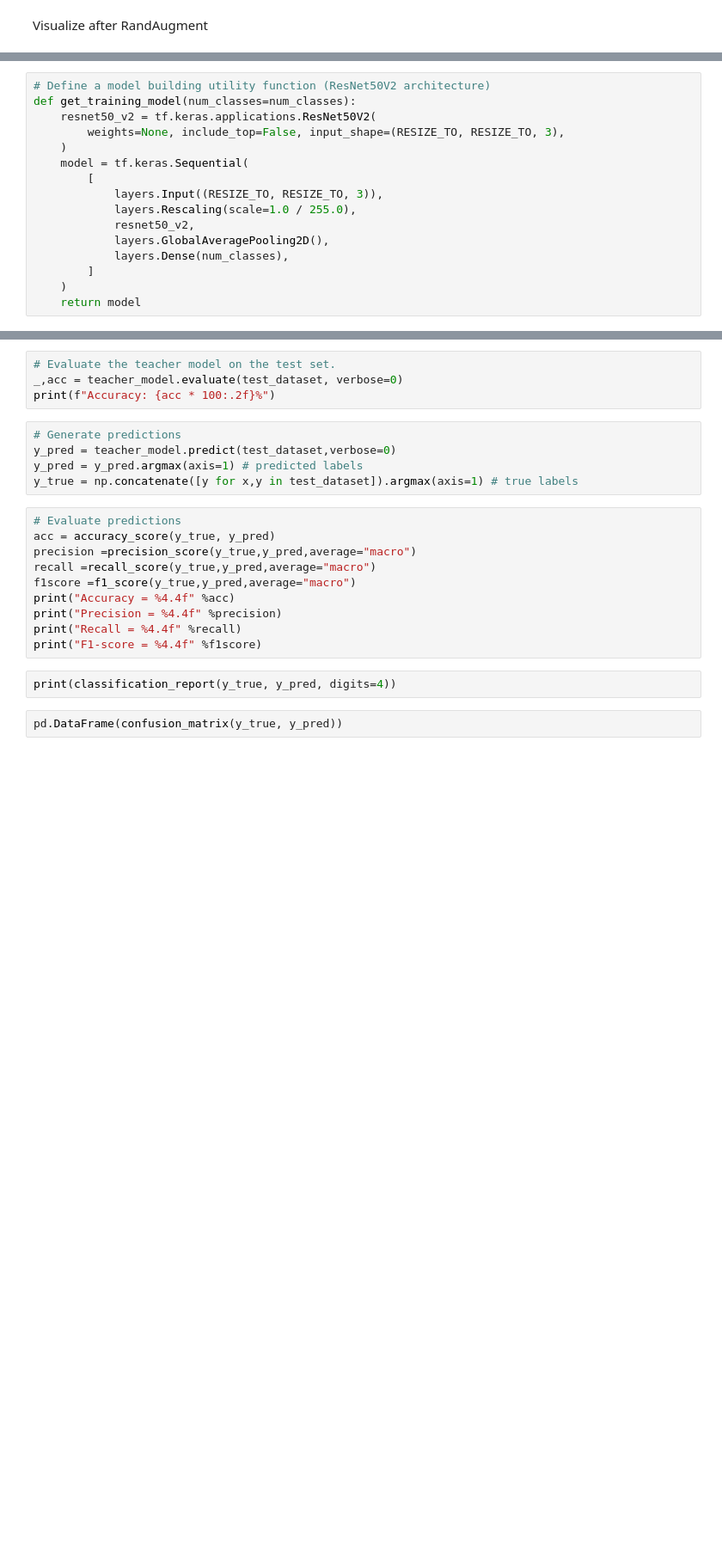
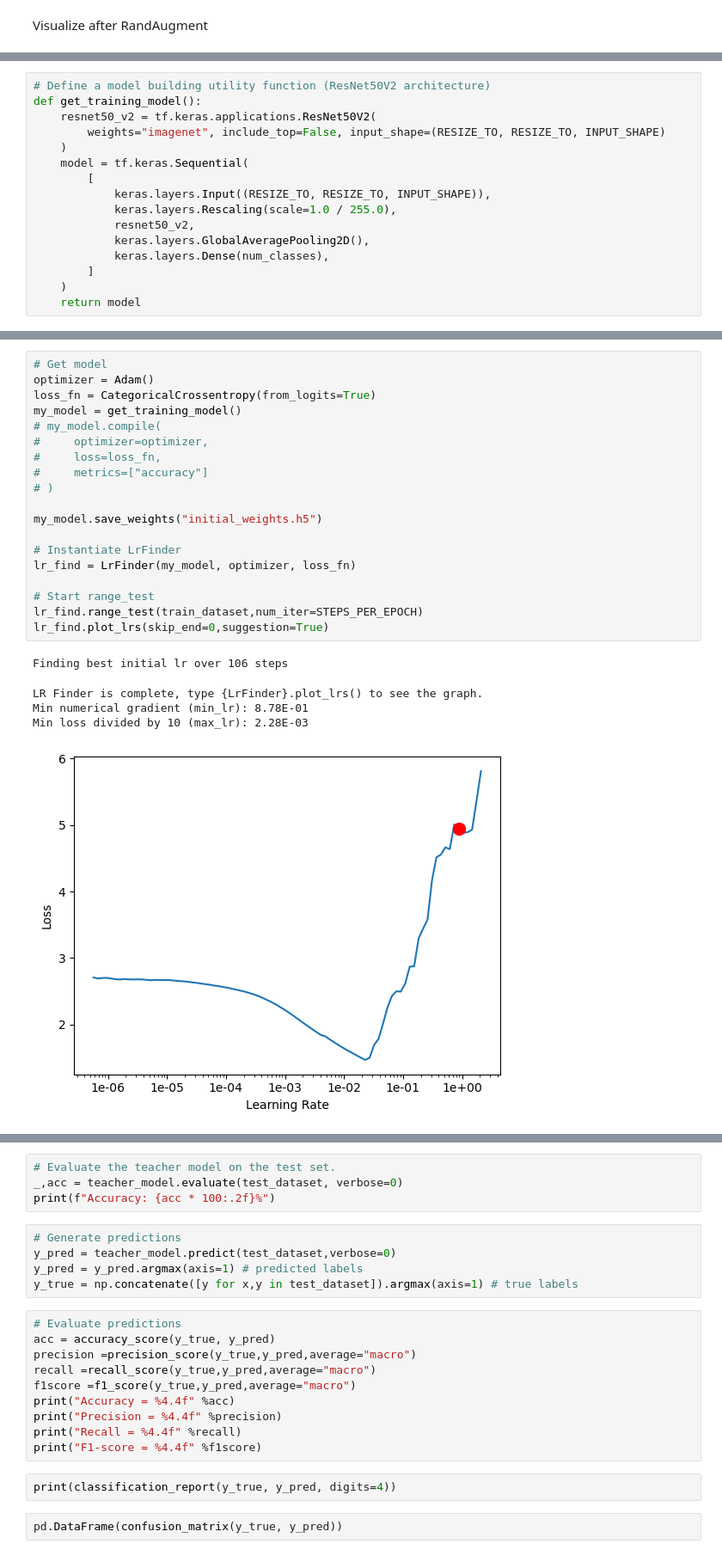
Before and after one commit to atlanticstarr1/mnist_resnet, a Jupyter notebook: mnist_resnet.ipynb, the cells around one changed output, grey strips where cells are left out. Shown: that part at 86% size. Saved outputs shown, nothing was run; the diff lists cells and outputs as text; blank space fills up the shorter version.

Commit message:
best models and snippets

```diff
--- a/mnist_resnet.ipynb
+++ b/mnist_resnet.ipynb
@@ -125,16 +193,16 @@ visualize_dataset(train_dataset_aug, title="After RandAugment")
 # %%
 # Define a model building utility function (ResNet50V2 architecture)
-def get_training_model(num_classes=num_classes):
+def get_training_model():
     resnet50_v2 = tf.keras.applications.ResNet50V2(
-        weights=None, include_top=False, input_shape=(RESIZE_TO, RESIZE_TO, 3),
+        weights="imagenet", include_top=False, input_shape=(RESIZE_TO, RESIZE_TO, INPUT_SHAPE)
     )
     model = tf.keras.Sequential(
         [
-            layers.Input((RESIZE_TO, RESIZE_TO, 3)),
-            layers.Rescaling(scale=1.0 / 255.0),
+            keras.layers.Input((RESIZE_TO, RESIZE_TO, INPUT_SHAPE)),
+            keras.layers.Rescaling(scale=1.0 / 255.0),
             resnet50_v2,
-            layers.GlobalAveragePooling2D(),
-            layers.Dense(num_classes),
+            keras.layers.GlobalAveragePooling2D(),
+            keras.layers.Dense(num_classes),
         ]
     )
     return model
@@ -192,0 +232,25 @@ KeyboardInterrupt:
+# %%
+# Get model
+optimizer = Adam()
+loss_fn = CategoricalCrossentropy(from_logits=True)
+my_model = get_training_model()
+# my_model.compile(
+#     optimizer=optimizer,
+#     loss=loss_fn,
+#     metrics=["accuracy"]
+# )
+
+my_model.save_weights("initial_weights.h5")
+
+# Instantiate LrFinder
+lr_find = LrFinder(my_model, optimizer, loss_fn)
+
+# Start range_test
+lr_find.range_test(train_dataset,num_iter=STEPS_PER_EPOCH)
+lr_find.plot_lrs(skip_end=0,suggestion=True)
+# %% [output]
+Finding best initial lr over 106 steps
+LR Finder is complete, type {LrFinder}.plot_lrs() to see the graph.
+Min numerical gradient (min_lr): 8.78E-01
+Min loss divided by 10 (max_lr): 2.28E-03
+[figure, added]
```
Also changed, not shown: parts of 47 cells of this notebook, 11 other files.
